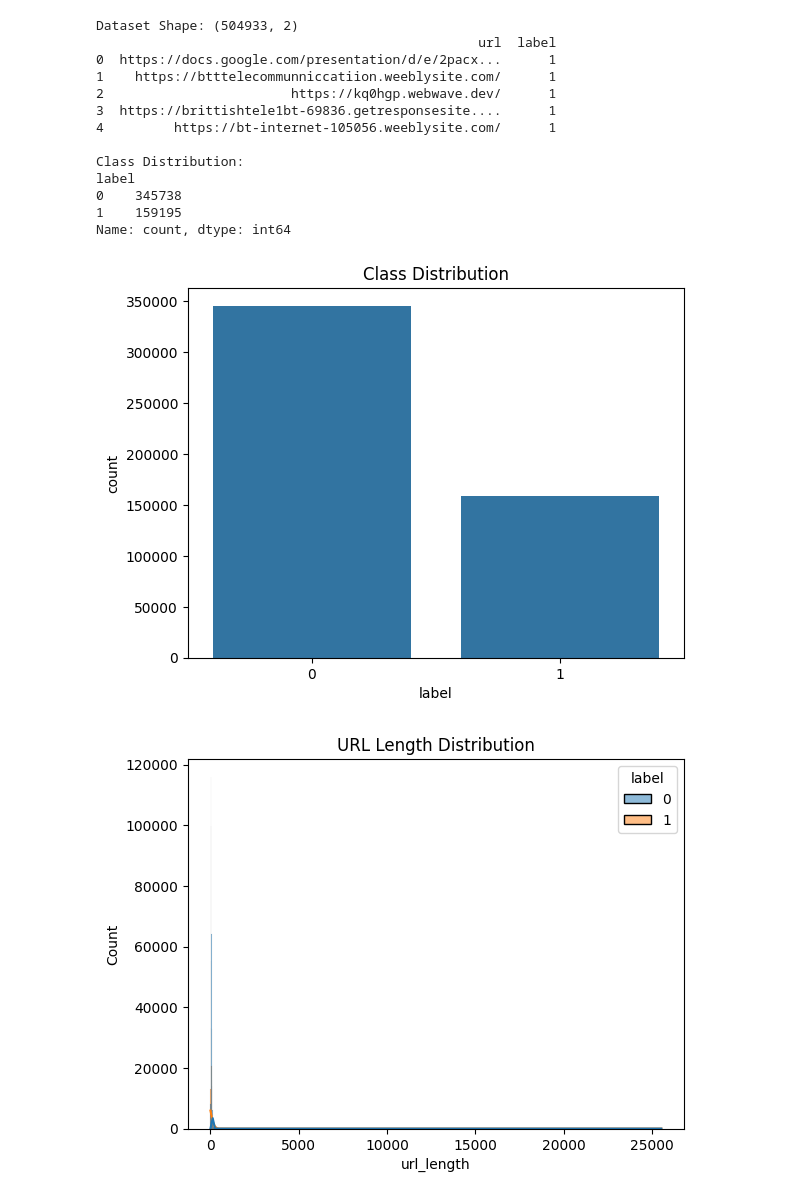
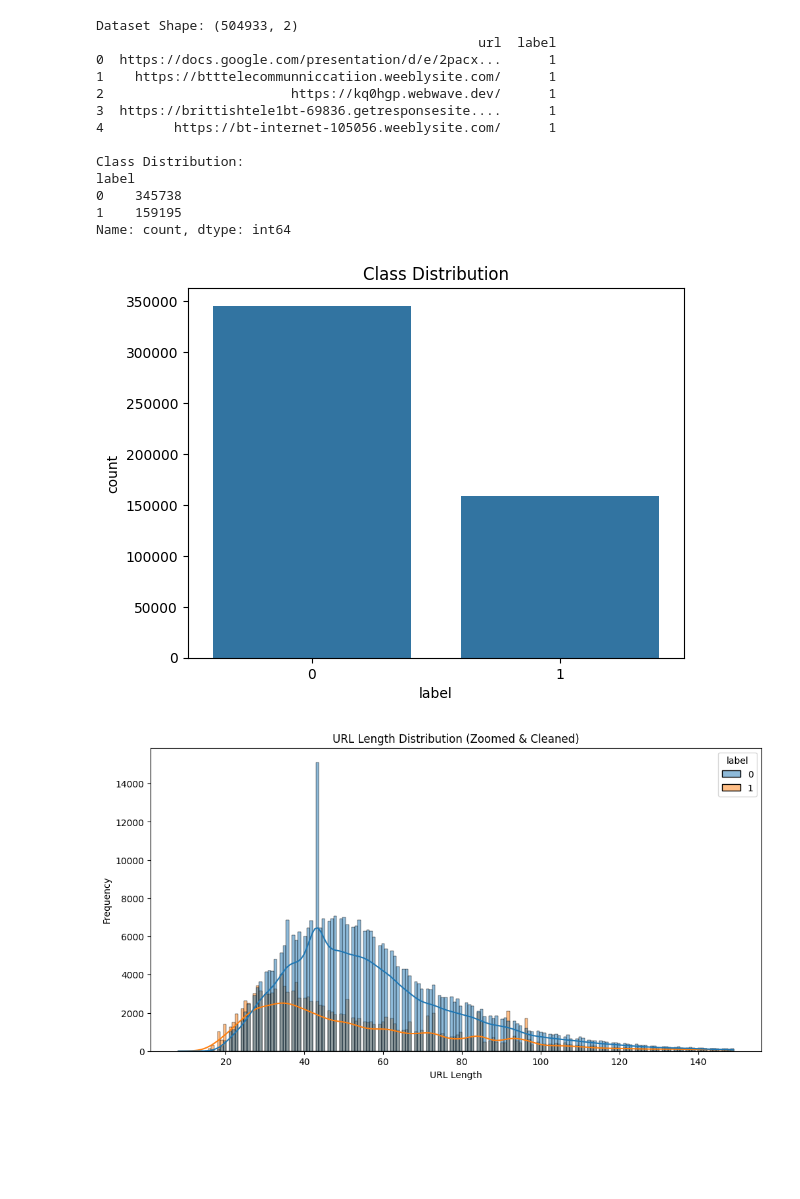
Before and after one commit to Kishorekselvan/Phishing_url_detection, a Jupyter notebook: backend/notebooks/01_data_exploration.ipynb, the cells around one changed output. Drawn from its saved outputs; the diff is of its cells as text; code cells hidden in the pictures; blank space fills up the shorter version.

```diff
--- a/backend/notebooks/01_data_exploration.ipynb
+++ b/backend/notebooks/01_data_exploration.ipynb
@@ -16,33 +16,39 @@ df = load_and_clean_data(
 
 print("Dataset Shape:", df.shape)
 print(df.head())
 
 print("\nClass Distribution:")
 print(df['label'].value_counts())
 
 sns.countplot(x='label', data=df)
 plt.title("Class Distribution")
 plt.show()
 
 # URL Length Analysis
 df['url_length'] = df['url'].apply(len)
 
-sns.histplot(data=df, x='url_length', hue='label', kde=True)
-plt.title("URL Length Distribution")
+plt.figure(figsize=(12,6))
+
+sns.histplot(data=df[df['url_length'] < 150],
+             x='url_length', hue='label', kde=True)
+
+plt.title("URL Length Distribution (Zoomed & Cleaned)")
+plt.xlabel("URL Length")
+plt.ylabel("Frequency")
 plt.show()
 # %% [output]
 Dataset Shape: (504933, 2)
                                                  url  label
 0  https://docs.google.com/presentation/d/e/2pacx...      1
 1    https://btttelecommunniccatiion.weeblysite.com/      1
 2                        https://kq0hgp.webwave.dev/      1
 3  https://brittishtele1bt-69836.getresponsesite....      1
 4         https://bt-internet-105056.weeblysite.com/      1
 
 Class Distribution:
 label
 0    345738
 1    159195
 Name: count, dtype: int64
 [figure]
-[figure, old version]
+[figure, new version]
```
Also changed, not shown: 11 other files.
